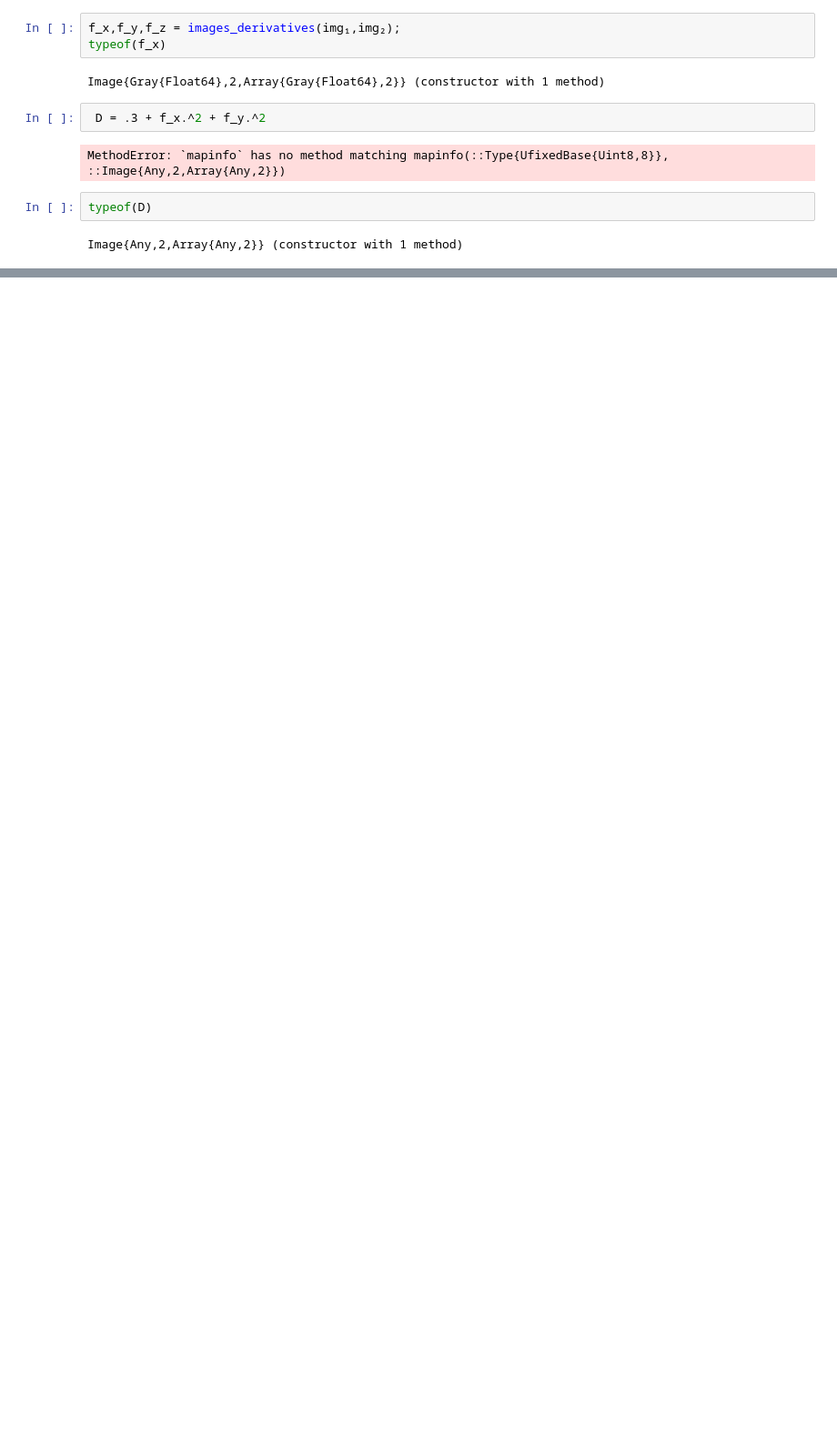
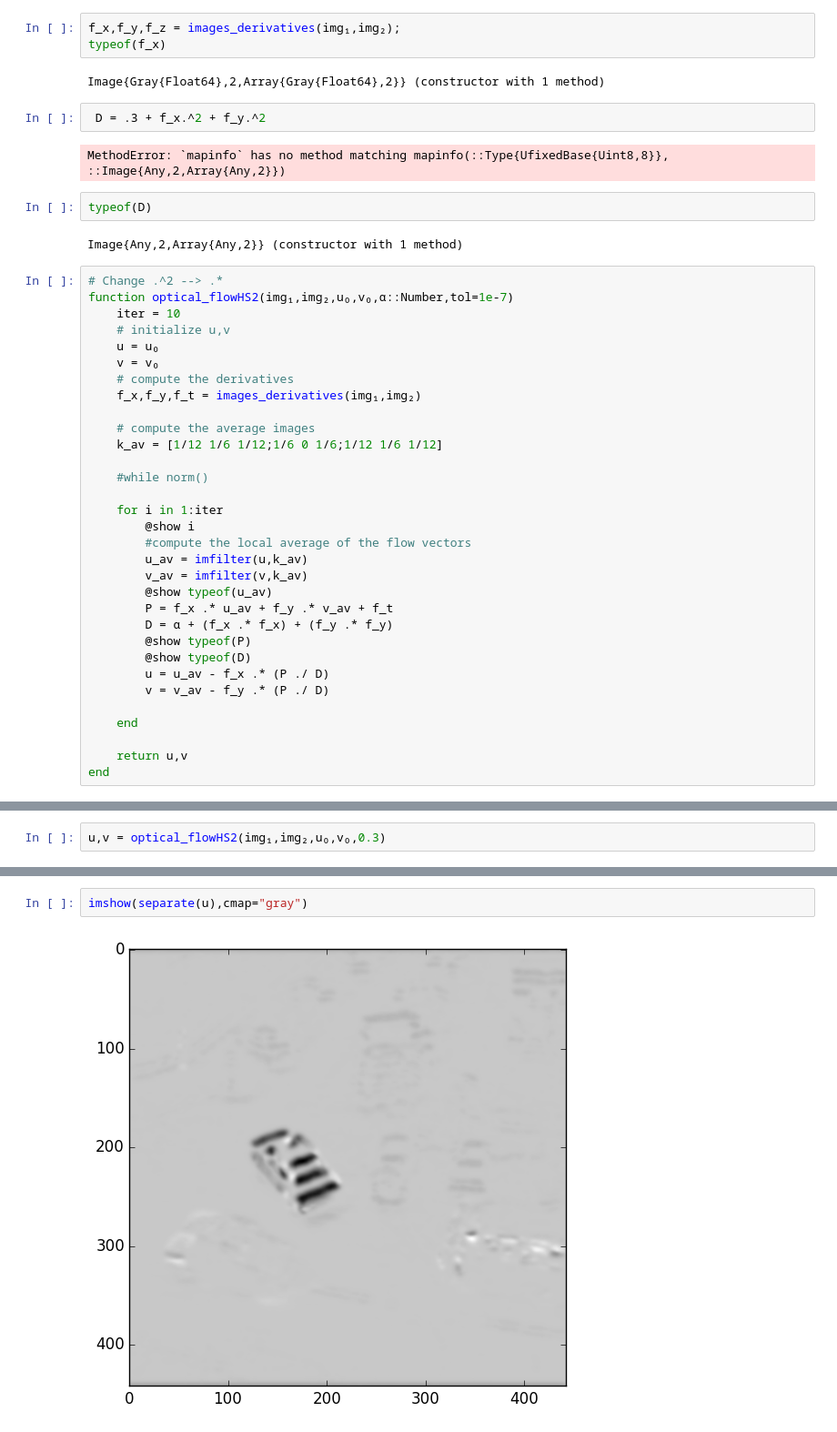
Before and after one commit to elsuizo/Optical_flow, a Jupyter notebook: Horn_Schunck/tests.ipynb, the cells around one changed output, grey strips where cells are left out. Shown: that part at 91% size. Cells and saved outputs as stored; diff of their text form; blank space fills up the shorter version.

```diff
--- a/Horn_Schunck/tests.ipynb
+++ b/Horn_Schunck/tests.ipynb
@@ -89,3 +89,35 @@ MethodError: `mapinfo` has no method matching mapinfo(::Type{UfixedBase{Uint8,8}
 typeof(D)
 # %% [output]
 Image{Any,2,Array{Any,2}} (constructor with 1 method)
+# %%
+# Change .^2 --> .*
+function optical_flowHS2(img₁,img₂,u₀,v₀,α::Number,tol=1e-7)
+    iter = 10
+    # initialize u,v
+    u = u₀
+    v = v₀
+    # compute the derivatives
+    f_x,f_y,f_t = images_derivatives(img₁,img₂)
+
+    # compute the average images
+    k_av = [1/12 1/6 1/12;1/6 0 1/6;1/12 1/6 1/12]
+
+    #while norm()
+
+    for i in 1:iter
+        @show i
+        #compute the local average of the flow vectors
+        u_av = imfilter(u,k_av)
+        v_av = imfilter(v,k_av)
+        @show typeof(u_av)
+        P = f_x .* u_av + f_y .* v_av + f_t
+        D = α + (f_x .* f_x) + (f_y .* f_y)
+        @show typeof(P)
+        @show typeof(D)
+        u = u_av - f_x .* (P ./ D)
+        v = v_av - f_y .* (P ./ D)
+
+    end
+
+    return u,v
+end
@@ -91,0 +126,2 @@ Image{Any,2,Array{Any,2}} (constructor with 1 method)
+# %%
+u,v = optical_flowHS2(img₁,img₂,u₀,v₀,0.3)
@@ -91,0 +151,4 @@ Image{Any,2,Array{Any,2}} (constructor with 1 method)
+# %%
+imshow(separate(u),cmap="gray")
+# %% [output]
+[figure, added]
```
Also changed, not shown: parts of 6 cells of this notebook.
